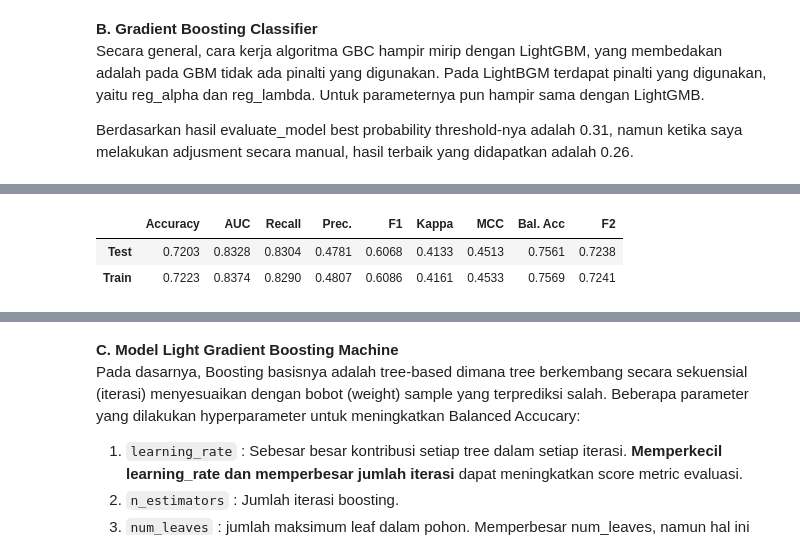
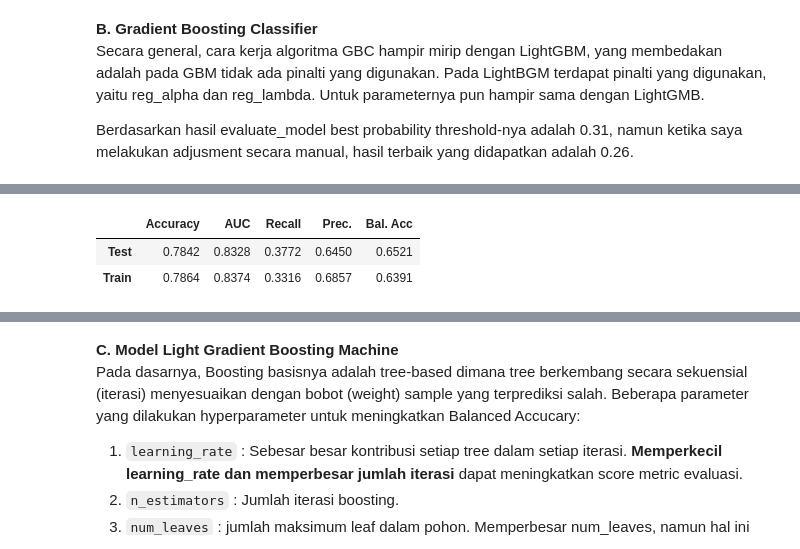
Before and after one commit to fnkhairudin/Hotel-Booking-Demand, a Jupyter notebook: notebooks/1.0.1-fnk-hotel-classification.ipynb, the cells around one changed output, grey strips where cells are left out. Saved outputs shown, nothing was run; the diff lists cells and outputs as text; code cells hidden in the pictures.

```diff
--- a/notebooks/1.0.1-fnk-hotel-classification.ipynb
+++ b/notebooks/1.0.1-fnk-hotel-classification.ipynb
@@ -888,8 +888,10 @@ customePipeline =[
 # %%
 # melakukan initial setup untuk proses modelling dengan pycaret
 from pycaret.classification import *
+from imblearn.over_sampling import RandomOverSampler
 
-cls = setup(
+exp1 = ClassificationExperiment()
+exp1.setup(
     # random_state
     session_id=2020,
 
@@ -917,7 +919,11 @@ cls = setup(
     log_experiment='dagshub',
     log_data=True,
     log_plots=True,
-    experiment_name='hotel booking demand'
+    experiment_name='hotel booking demand',
+
+    # fix_imbalance target menggunakan ROS (RandomOverSampling)
+    fix_imbalance=True,
+    fix_imbalance_method=RandomOverSampler(random_state=22)
 )
 # %% [output]
 |  | Description | Value |
@@ -943,14 +944,14 @@ Upload finished successfully!
 # add balanced_accucary metric
 from sklearn.metrics import balanced_accuracy_score, fbeta_score
 
-add_metric(
+exp1.add_metric(
     'balanced', 'Bal. Acc', balanced_accuracy_score, greater_is_better = True
            )
 
 # remove beberapa metric evaluasi
-remove_metric('F1')
-remove_metric('Kappa')
-remove_metric('MCC')
+exp1.remove_metric('F1')
+exp1.remove_metric('Kappa')
+exp1.remove_metric('MCC')
 # %% [markdown]
 <h3><span style="color:#0ad0f7">Melakukan Benchmark Model</span></h3>
 # %%
@@ -1040,9 +1224,9 @@ Secara general, cara kerja algoritma GBC hampir mirip dengan LightGBM, yang memb
 
 Berdasarkan hasil evaluate_model best probability threshold-nya adalah 0.31, namun ketika saya melakukan adjusment secara manual, hasil terbaik yang didapatkan adalah 0.26.
 # %%
-gbc = create_model('gbc', return_train_score=True, cross_validation=False, probability_threshold=0.26)
+gbc = exp1.create_model('gbc', return_train_score=True, cross_validation=False)
 # %% [output]
 [interactive output not drawn]
-|  | Accuracy | AUC | Recall | Prec. | F1 | Kappa | MCC | Bal. Acc | F2 |
-| Test | 0.7203 | 0.8328 | 0.8304 | 0.4781 | 0.6068 | 0.4133 | 0.4513 | 0.7561 | 0.7238 |
-| Train | 0.7223 | 0.8374 | 0.8290 | 0.4807 | 0.6086 | 0.4161 | 0.4533 | 0.7569 | 0.7241 |
+|  | Accuracy | AUC | Recall | Prec. | Bal. Acc |
+| Test | 0.7842 | 0.8328 | 0.3772 | 0.6450 | 0.6521 |
+| Train | 0.7864 | 0.8374 | 0.3316 | 0.6857 | 0.6391 |
```
Also changed, not shown: parts of 41 cells of this notebook, 2 other files.
